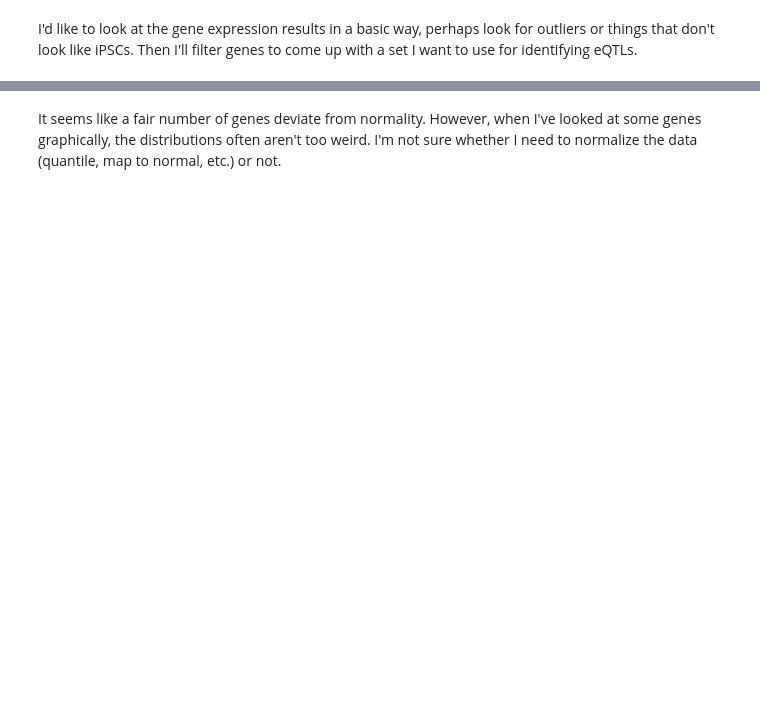
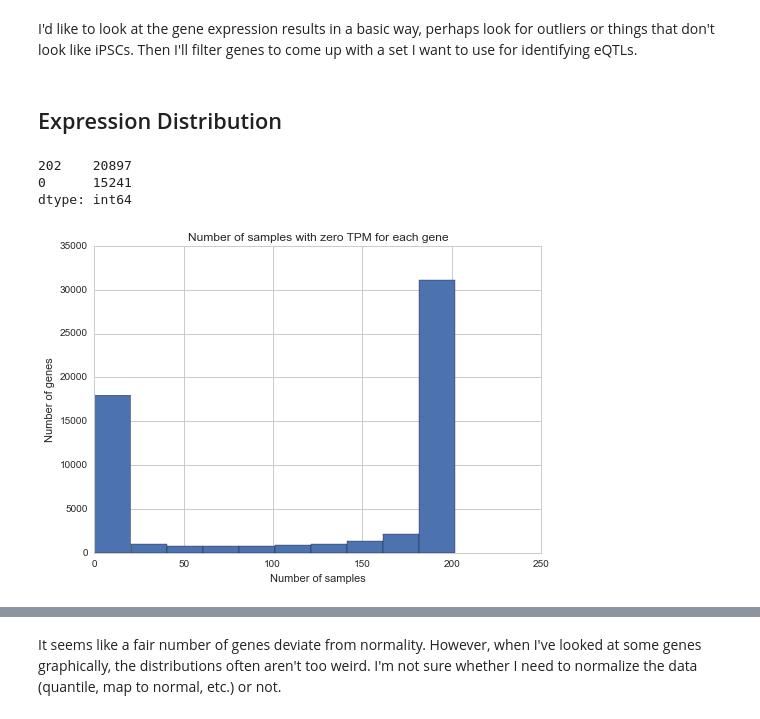
Before and after one commit to frazer-lab/cardips-ipsc-eqtl, a Jupyter notebook: notebooks/RNA-Seq Analysis.ipynb, the cells around one changed output, grey strips where cells are left out. Cells and saved outputs as stored; diff of their text form; code cells hidden in the pictures; blank space fills up the shorter version.

Commit message:
Notebook updates
I'm going to change the kinship notebook a bit.

```diff
--- a/notebooks/RNA-Seq Analysis.ipynb
+++ b/notebooks/RNA-Seq Analysis.ipynb
@@ -17,10 +19,31 @@ import projectpy as ppy
 
 %matplotlib inline
+# %%
+sns.set_context('notebook')
+sns.set_style('whitegrid')
 # %%
-array_meta = pd.read_table(os.path.join(cpy.root, 'data', 'array_metadata.tsv'), index_col=0)
-wgs_meta = pd.read_table(os.path.join(cpy.root, 'data', 'wgs_metadata.tsv'), index_col=0,
+array_meta = pd.read_table(os.path.join(ciepy.root, 'data', 'array_metadata.tsv'), index_col=0)
+wgs_meta = pd.read_table(os.path.join(ciepy.root, 'data', 'wgs_metadata.tsv'), index_col=0,
                          squeeze=True)
-rna_meta = pd.read_table(os.path.join(cpy.root, 'data', 'rna_seq_metadata.tsv'), index_col=0)
+rna_meta = pd.read_table(os.path.join(ciepy.root, 'data', 'rnaseq_metadata.tsv'), index_col=0)
 
-vsd = pd.read_table(os.path.join(cpy.root, 'output', 'rna_seq_processing',
-                                 'vst_counts.tsv'), index_col=0)
+#vsd = pd.read_table(os.path.join(cpy.root, 'output', 'rna_seq_processing',
+#                                 'vst_counts.tsv'), index_col=0)
+tpm = pd.read_table(os.path.join(ciepy.root, 'data', 'rsem_tpm.tsv'), index_col=0,
+                                 low_memory=False)
+
+gene_info = pd.read_table(cpy.gencode_gene_info, index_col=0)
+# %% [markdown]
+## Expression Distribution
+# %%
+s = (tpm == 0).sum(axis=1)
+print(s.value_counts().head(2))
+s.hist()
+plt.title('Number of samples with zero TPM for each gene')
+plt.ylabel('Number of genes')
+plt.xlabel('Number of samples');
+# %% [output]
+202    20897
+0      15241
+dtype: int64
+[figure, added]
```
Also changed, not shown: parts of 14 cells of this notebook, 2 other files.
